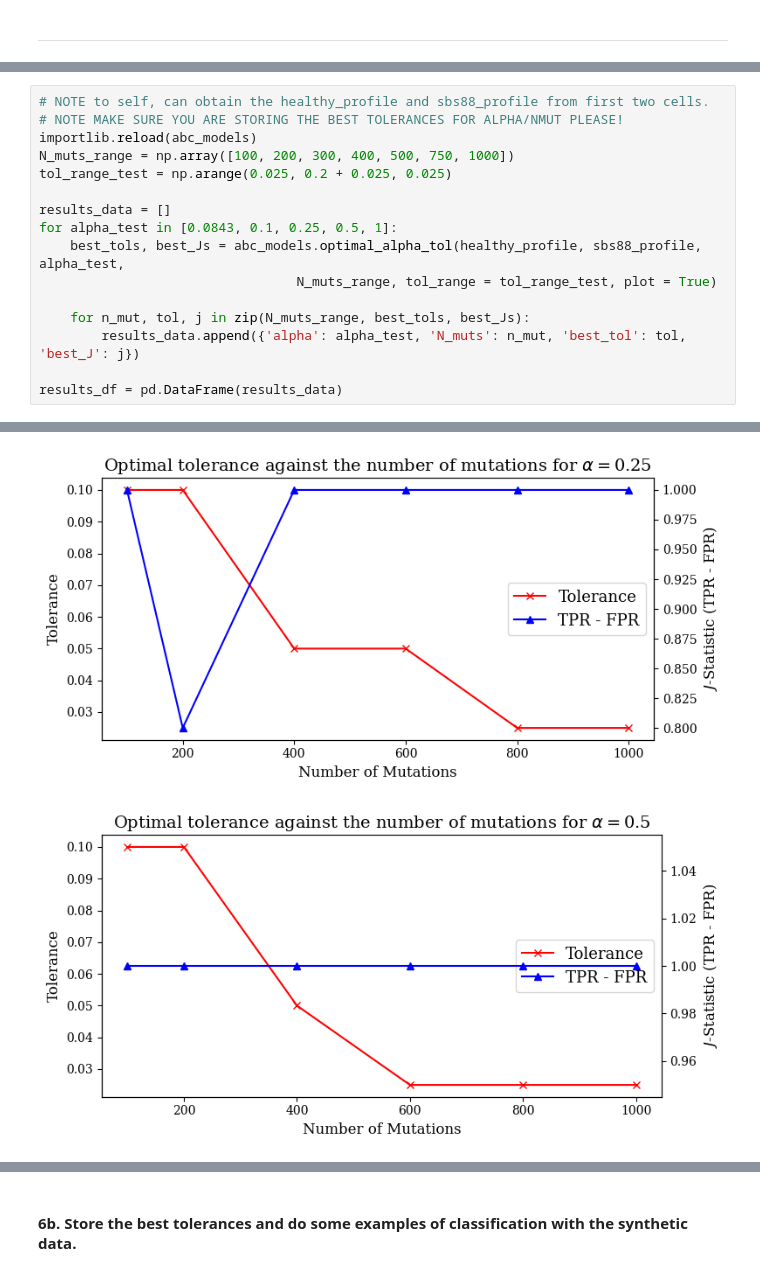
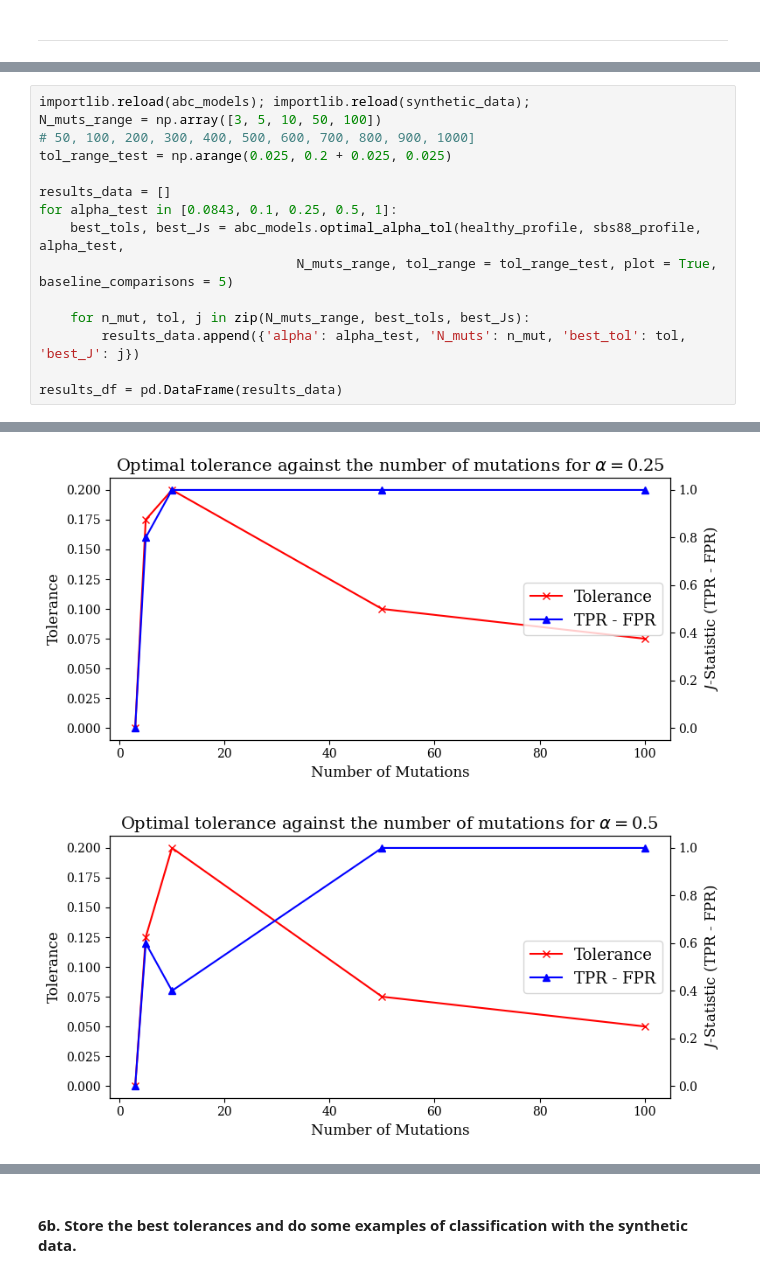
Before and after one commit to fredwdickinson/rscam-g6, a Jupyter notebook: temp/abc_analysis.ipynb, the cells around one changed output, grey strips where cells are left out. Saved outputs shown, nothing was run; the diff lists cells and outputs as text.

```diff
--- a/temp/abc_analysis.ipynb
+++ b/temp/abc_analysis.ipynb
@@ -216,14 +216,13 @@ The older function is now named `old_optimal_alpha_tol`, although the function i
 # %%
-# NOTE to self, can obtain the healthy_profile and sbs88_profile from first two cells.
-# NOTE MAKE SURE YOU ARE STORING THE BEST TOLERANCES FOR ALPHA/NMUT PLEASE!
-importlib.reload(abc_models)
-N_muts_range = np.array([100, 200, 300, 400, 500, 750, 1000])
+importlib.reload(abc_models); importlib.reload(synthetic_data);
+N_muts_range = np.array([3, 5, 10, 50, 100])
+# 50, 100, 200, 300, 400, 500, 600, 700, 800, 900, 1000]
 tol_range_test = np.arange(0.025, 0.2 + 0.025, 0.025)
 
 results_data = []
 for alpha_test in [0.0843, 0.1, 0.25, 0.5, 1]:
     best_tols, best_Js = abc_models.optimal_alpha_tol(healthy_profile, sbs88_profile, alpha_test,
-                                 N_muts_range, tol_range = tol_range_test, plot = True)
+                                 N_muts_range, tol_range = tol_range_test, plot = True, baseline_comparisons = 5)
 
     for n_mut, tol, j in zip(N_muts_range, best_tols, best_Js):
         results_data.append({'alpha': alpha_test, 'N_muts': n_mut, 'best_tol': tol, 'best_J': j})
@@ -235,2 +234,2 @@ results_df = pd.DataFrame(results_data)
-[figure, old version]
+[figure, new version]
-[figure, old version]
+[figure, new version]
```
Also changed, not shown: parts of 12 cells of this notebook, 2 other files.
